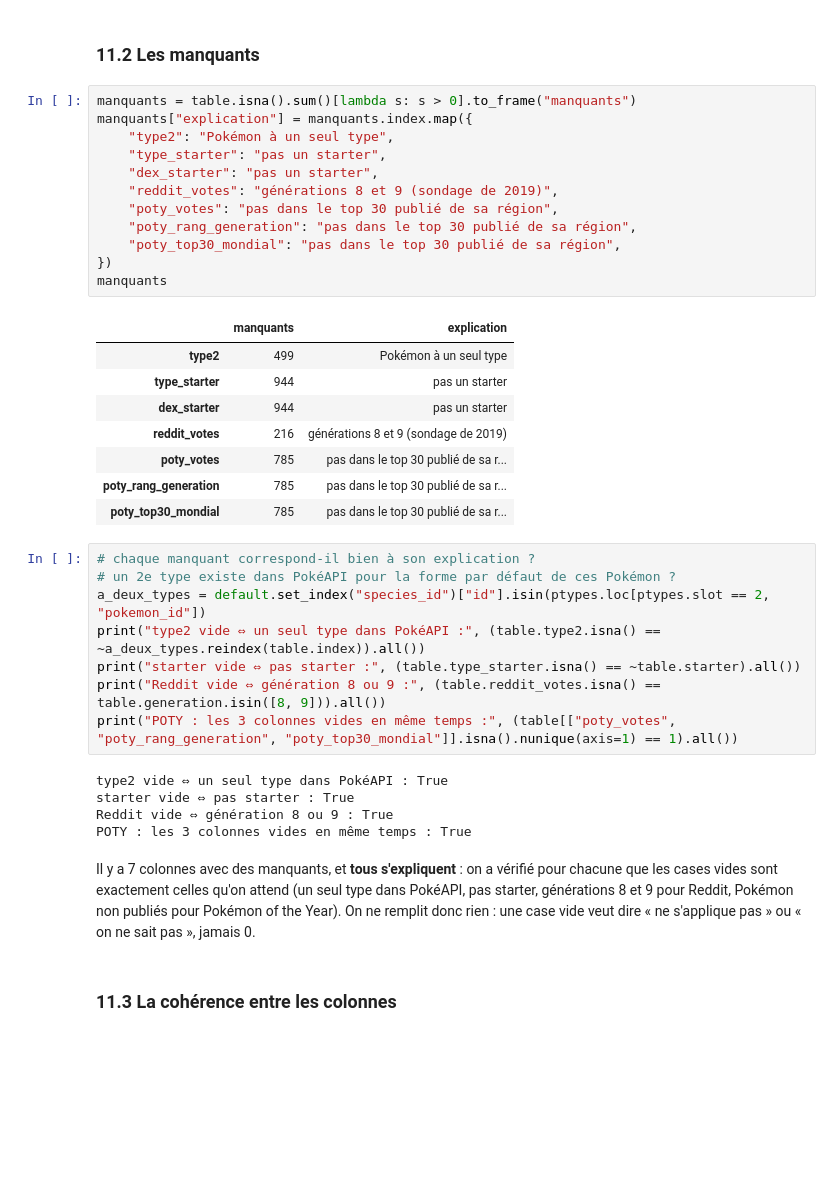
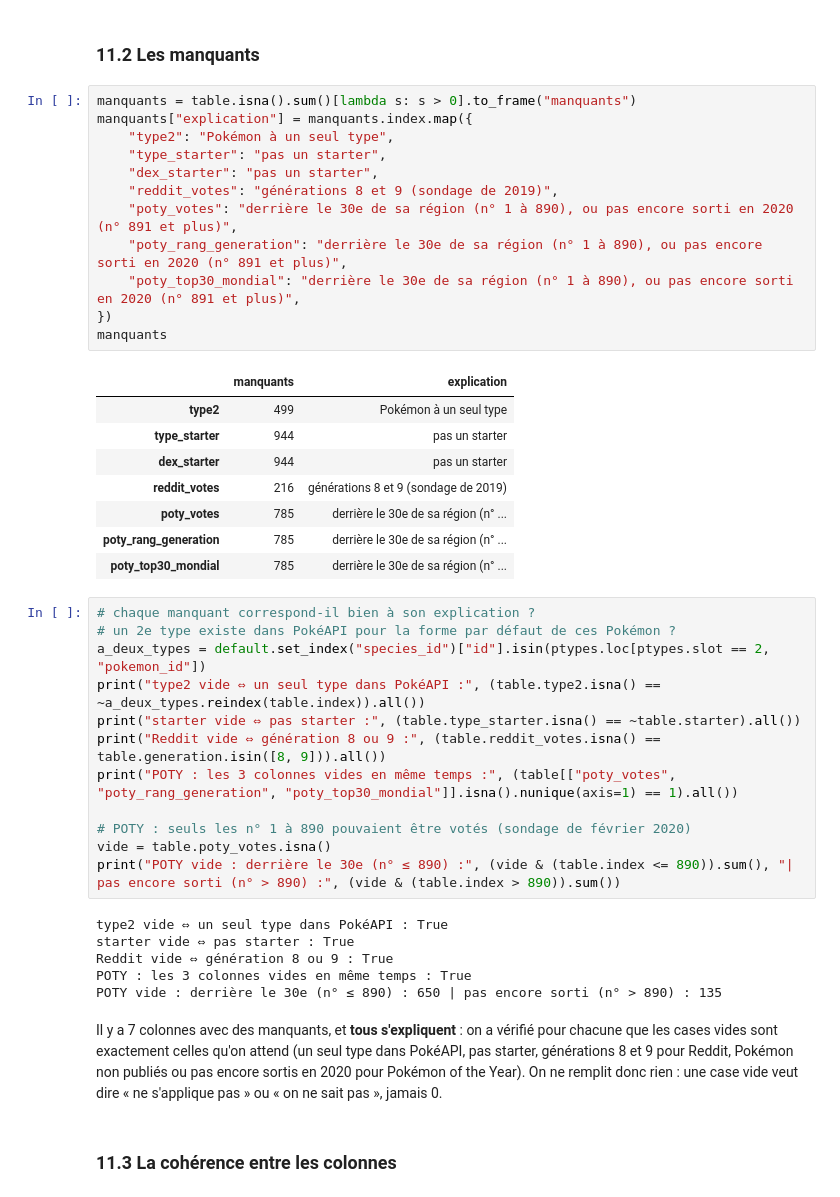
Before and after one commit to Kez0X/projet_pokemon, a Jupyter notebook: notebooks/01_table_maitre.ipynb, the cells around one changed output. Cells and saved outputs as stored; diff of their text form; blank space fills up the shorter version.

Commit message:
ANALYSE : notebook 01 mis à jour (Pokémon of the Year 2020 : seuls les n° 1 à 890 pouvaient être votés)

```diff
--- a/notebooks/01_table_maitre.ipynb
+++ b/notebooks/01_table_maitre.ipynb
@@ -773,24 +780,24 @@ Aucun doublon : chaque numéro de Pokédex et chaque nom (anglais, français, ja
 # %%
 manquants = table.isna().sum()[lambda s: s > 0].to_frame("manquants")
 manquants["explication"] = manquants.index.map({
     "type2": "Pokémon à un seul type",
     "type_starter": "pas un starter",
     "dex_starter": "pas un starter",
     "reddit_votes": "générations 8 et 9 (sondage de 2019)",
-    "poty_votes": "pas dans le top 30 publié de sa région",
-    "poty_rang_generation": "pas dans le top 30 publié de sa région",
-    "poty_top30_mondial": "pas dans le top 30 publié de sa région",
+    "poty_votes": "derrière le 30e de sa région (n° 1 à 890), ou pas encore sorti en 2020 (n° 891 et plus)",
+    "poty_rang_generation": "derrière le 30e de sa région (n° 1 à 890), ou pas encore sorti en 2020 (n° 891 et plus)",
+    "poty_top30_mondial": "derrière le 30e de sa région (n° 1 à 890), ou pas encore sorti en 2020 (n° 891 et plus)",
 })
 manquants
 # %% [output]
 |  | manquants | explication |
 | type2 | 499 | Pokémon à un seul type |
 | type_starter | 944 | pas un starter |
 | dex_starter | 944 | pas un starter |
 | reddit_votes | 216 | générations 8 et 9 (sondage de 2019) |
-| poty_votes | 785 | pas dans le top 30 publié de sa r... |
-| poty_rang_generation | 785 | pas dans le top 30 publié de sa r... |
-| poty_top30_mondial | 785 | pas dans le top 30 publié de sa r... |
+| poty_votes | 785 | derrière le 30e de sa région (n° ... |
+| poty_rang_generation | 785 | derrière le 30e de sa région (n° ... |
+| poty_top30_mondial | 785 | derrière le 30e de sa région (n° ... |
 # %%
 # chaque manquant correspond-il bien à son explication ?
 # un 2e type existe dans PokéAPI pour la forme par défaut de ces Pokémon ?
@@ -799,13 +806,18 @@ print("type2 vide ⇔ un seul type dans PokéAPI :", (table.type2.isna() == ~a_d
 print("starter vide ⇔ pas starter :", (table.type_starter.isna() == ~table.starter).all())
 print("Reddit vide ⇔ génération 8 ou 9 :", (table.reddit_votes.isna() == table.generation.isin([8, 9])).all())
 print("POTY : les 3 colonnes vides en même temps :", (table[["poty_votes", "poty_rang_generation", "poty_top30_mondial"]].isna().nunique(axis=1) == 1).all())
+
+# POTY : seuls les n° 1 à 890 pouvaient être votés (sondage de février 2020)
+vide = table.poty_votes.isna()
+print("POTY vide : derrière le 30e (n° ≤ 890) :", (vide & (table.index <= 890)).sum(), "| pas encore sorti (n° > 890) :", (vide & (table.index > 890)).sum())
 # %% [output]
 type2 vide ⇔ un seul type dans PokéAPI : True
 starter vide ⇔ pas starter : True
 Reddit vide ⇔ génération 8 ou 9 : True
 POTY : les 3 colonnes vides en même temps : True
+POTY vide : derrière le 30e (n° ≤ 890) : 650 | pas encore sorti (n° > 890) : 135
 # %% [markdown]
-Il y a 7 colonnes avec des manquants, et **tous s'expliquent** : on a vérifié pour chacune que les cases vides sont exactement celles qu'on attend (un seul type dans PokéAPI, pas starter, générations 8 et 9 pour Reddit, Pokémon non publiés pour Pokémon of the Year). On ne remplit donc rien : une case vide veut dire « ne s'applique pas » ou « on ne sait pas », jamais 0.
+Il y a 7 colonnes avec des manquants, et **tous s'expliquent** : on a vérifié pour chacune que les cases vides sont exactement celles qu'on attend (un seul type dans PokéAPI, pas starter, générations 8 et 9 pour Reddit, Pokémon non publiés ou pas encore sortis en 2020 pour Pokémon of the Year). On ne remplit donc rien : une case vide veut dire « ne s'applique pas » ou « on ne sait pas », jamais 0.
 # %% [markdown]
 ### 11.3 La cohérence entre les colonnes
 # %%
```
Also changed, not shown: parts of 2 cells of this notebook.
